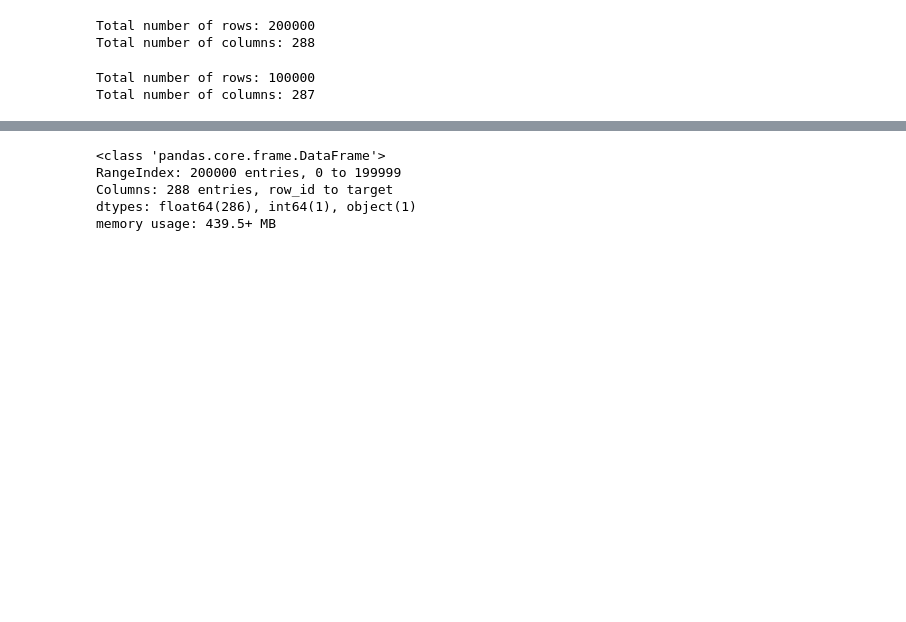
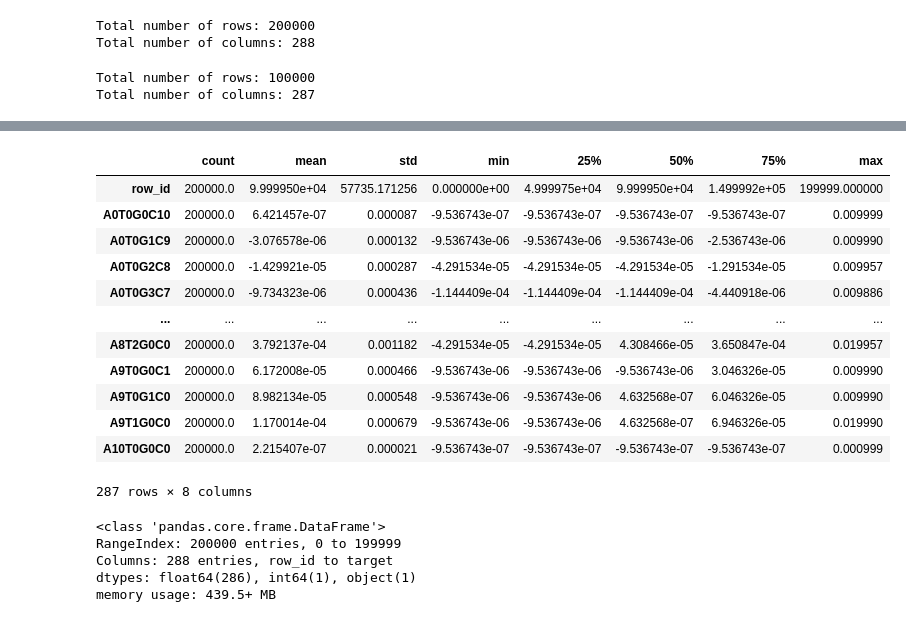
Before and after one commit to cloud-erik/5509, a Jupyter notebook: random-forest.ipynb, the cells around one changed output, grey strips where cells are left out. Cells and saved outputs as stored; diff of their text form; code cells hidden in the pictures; blank space fills up the shorter version.

```diff
--- a/random-forest.ipynb
+++ b/random-forest.ipynb
@@ -42,7 +46,8 @@ train = "train" # make training on training data
 # %% [markdown]
 <h3 style="font-family: Arial;background-color:#9ef01a;color:black;text-align: center;padding-top: 5px;padding-bottom: 5px;border-radius: 15px 50px;letter-spacing: 2px;font-size: 20px"><strong><centre>Importing & Reading the dataset 📝 </centre></strong></h3>
 # %%
-if train != "submit":
-    df_train= pd.read_csv("train.csv")
-df_test= pd.read_csv("test.csv")
-#df_subm= pd.read_csv("../input/tabular-playground-series-feb-2022/sample_submission.csv")
+df_train = pd.read_csv('train.csv', index_col='row_id')
+df_test  = pd.read_csv('test.csv', index_col='row_id')
+#df_train= pd.read_csv("train.csv")
+#df_test= pd.read_csv("test.csv")
+df_subm= pd.read_csv("sample_submission.csv")
@@ -74 +77,4 @@ Total number of columns: 287
+# %%
+# drop duplicate entries in train set
+df_train = df_train.drop_duplicates()
 # %%
@@ -77,4 +91,18 @@ if train == "train":
 # %%
-if train == "train":
+
     df_train.describe().T
+# %% [output]
+|  | count | mean | std | min | 25% | 50% | 75% | max |
+| row_id | 200000.0 | 9.999950e+04 | 57735.171256 | 0.000000e+00 | 4.999975e+04 | 9.999950e+04 | 1.499992e+05 | 199999.000000 |
+| A0T0G0C10 | 200000.0 | 6.421457e-07 | 0.000087 | -9.536743e-07 | -9.536743e-07 | -9.536743e-07 | -9.536743e-07 | 0.009999 |
+| A0T0G1C9 | 200000.0 | -3.076578e-06 | 0.000132 | -9.536743e-06 | -9.536743e-06 | -9.536743e-06 | -2.536743e-06 | 0.009990 |
+| A0T0G2C8 | 200000.0 | -1.429921e-05 | 0.000287 | -4.291534e-05 | -4.291534e-05 | -4.291534e-05 | -1.291534e-05 | 0.009957 |
+| A0T0G3C7 | 200000.0 | -9.734323e-06 | 0.000436 | -1.144409e-04 | -1.144409e-04 | -1.144409e-04 | -4.440918e-06 | 0.009886 |
+| ... | ... | ... | ... | ... | ... | ... | ... | ... |
+| A8T2G0C0 | 200000.0 | 3.792137e-04 | 0.001182 | -4.291534e-05 | -4.291534e-05 | 4.308466e-05 | 3.650847e-04 | 0.019957 |
+| A9T0G0C1 | 200000.0 | 6.172008e-05 | 0.000466 | -9.536743e-06 | -9.536743e-06 | -9.536743e-06 | 3.046326e-05 | 0.009990 |
+| A9T0G1C0 | 200000.0 | 8.982134e-05 | 0.000548 | -9.536743e-06 | -9.536743e-06 | 4.632568e-07 | 6.046326e-05 | 0.009990 |
+| A9T1G0C0 | 200000.0 | 1.170014e-04 | 0.000679 | -9.536743e-06 | -9.536743e-06 | 4.632568e-07 | 6.946326e-05 | 0.019990 |
+| A10T0G0C0 | 200000.0 | 2.215407e-07 | 0.000021 | -9.536743e-07 | -9.536743e-07 | -9.536743e-07 | -9.536743e-07 | 0.000999 |
+287 rows × 8 columns
 # %%
```
Also changed, not shown: parts of 66 cells of this notebook.
